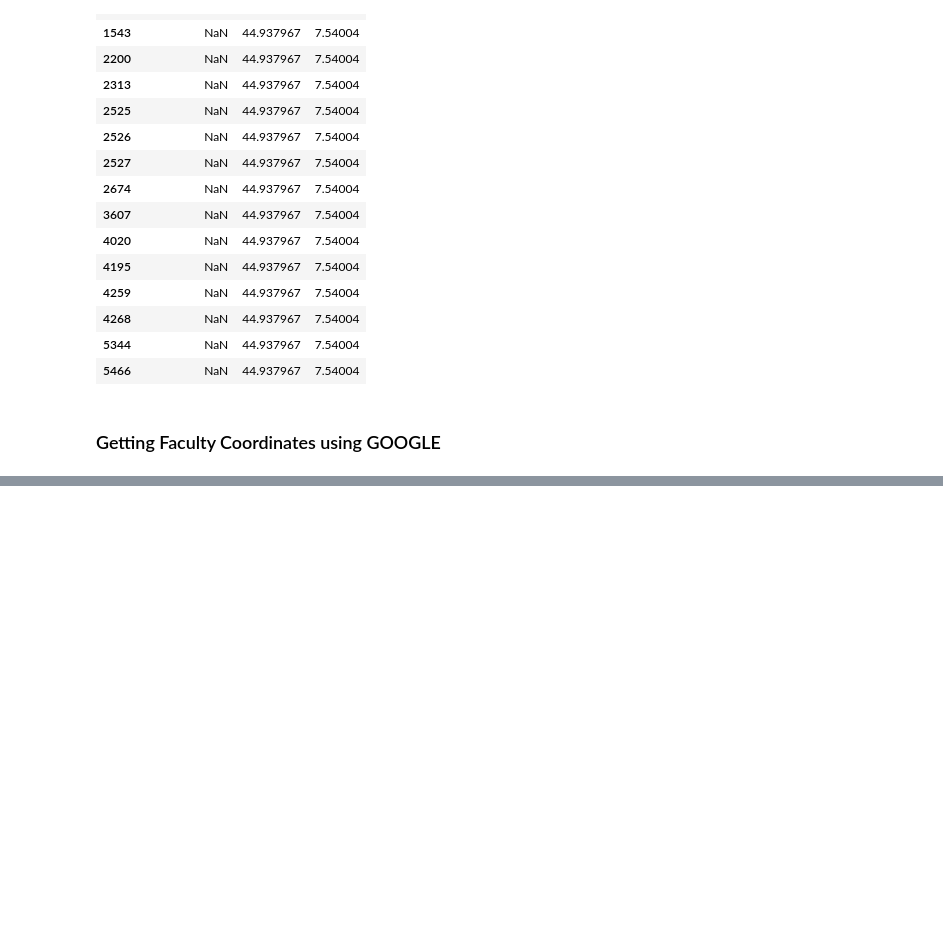
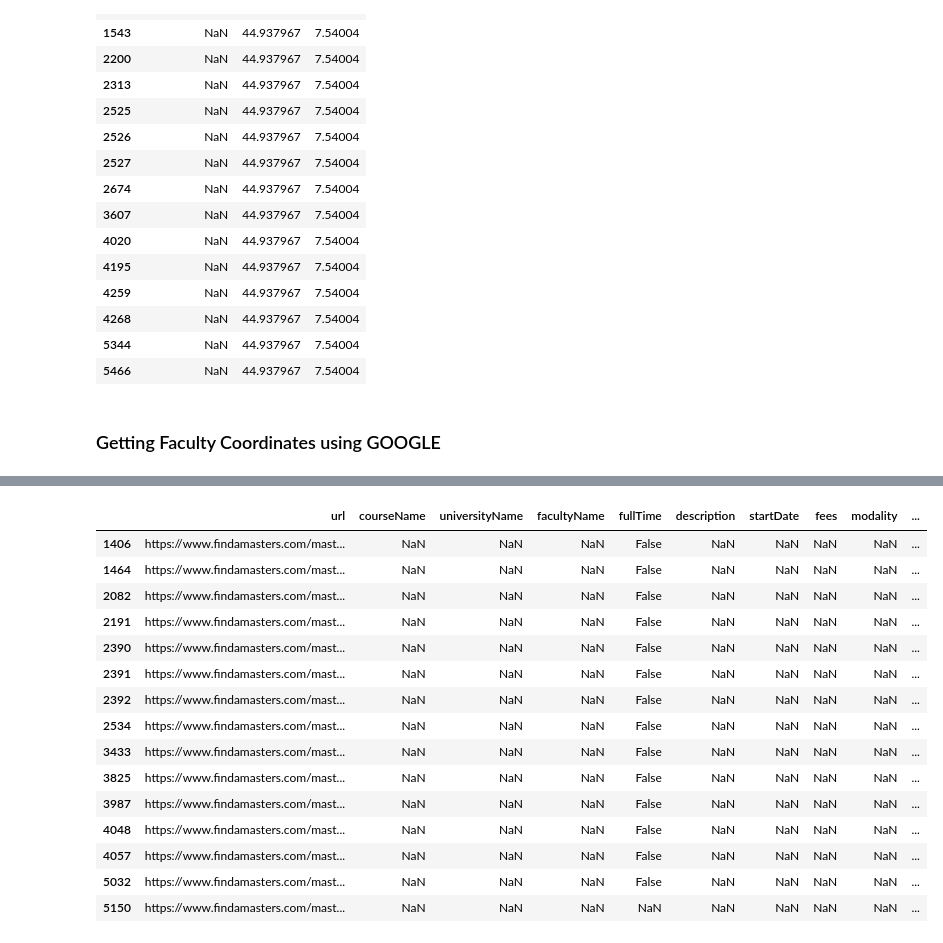
Before and after one commit to Reeb00/HW3_group1, a Jupyter notebook: RQ4.ipynb, the cells around one changed output, grey strips where cells are left out. Saved outputs shown, nothing was run; the diff lists cells and outputs as text; code cells hidden in the pictures; blank space fills up the shorter version.

```diff
--- a/RQ4.ipynb
+++ b/RQ4.ipynb
@@ -744,0 +880,21 @@ filtered_df
+# %%
+master_df_complete = pd.read_csv("masters_dataset.csv")
+master_df_complete
+master_df_complete[master_df_complete['universityName'].isnull()]
+# %% [output]
+|  | url | courseName | universityName | facultyName | fullTime | description | startDate | fees | modality | ... |
+| 1406 | https://www.findamasters.com/mast... | NaN | NaN | NaN | False | NaN | NaN | NaN | NaN | ... |
+| 1464 | https://www.findamasters.com/mast... | NaN | NaN | NaN | False | NaN | NaN | NaN | NaN | ... |
+| 2082 | https://www.findamasters.com/mast... | NaN | NaN | NaN | False | NaN | NaN | NaN | NaN | ... |
+| 2191 | https://www.findamasters.com/mast... | NaN | NaN | NaN | False | NaN | NaN | NaN | NaN | ... |
+| 2390 | https://www.findamasters.com/mast... | NaN | NaN | NaN | False | NaN | NaN | NaN | NaN | ... |
+| 2391 | https://www.findamasters.com/mast... | NaN | NaN | NaN | False | NaN | NaN | NaN | NaN | ... |
+| 2392 | https://www.findamasters.com/mast... | NaN | NaN | NaN | False | NaN | NaN | NaN | NaN | ... |
+| 2534 | https://www.findamasters.com/mast... | NaN | NaN | NaN | False | NaN | NaN | NaN | NaN | ... |
+| 3433 | https://www.findamasters.com/mast... | NaN | NaN | NaN | False | NaN | NaN | NaN | NaN | ... |
+| 3825 | https://www.findamasters.com/mast... | NaN | NaN | NaN | False | NaN | NaN | NaN | NaN | ... |
+| 3987 | https://www.findamasters.com/mast... | NaN | NaN | NaN | False | NaN | NaN | NaN | NaN | ... |
+| 4048 | https://www.findamasters.com/mast... | NaN | NaN | NaN | False | NaN | NaN | NaN | NaN | ... |
+| 4057 | https://www.findamasters.com/mast... | NaN | NaN | NaN | False | NaN | NaN | NaN | NaN | ... |
+| 5032 | https://www.findamasters.com/mast... | NaN | NaN | NaN | False | NaN | NaN | NaN | NaN | ... |
+| 5150 | https://www.findamasters.com/mast... | NaN | NaN | NaN | NaN | NaN | NaN | NaN | NaN | ... |
```
Also changed, not shown: parts of 24 cells of this notebook.
